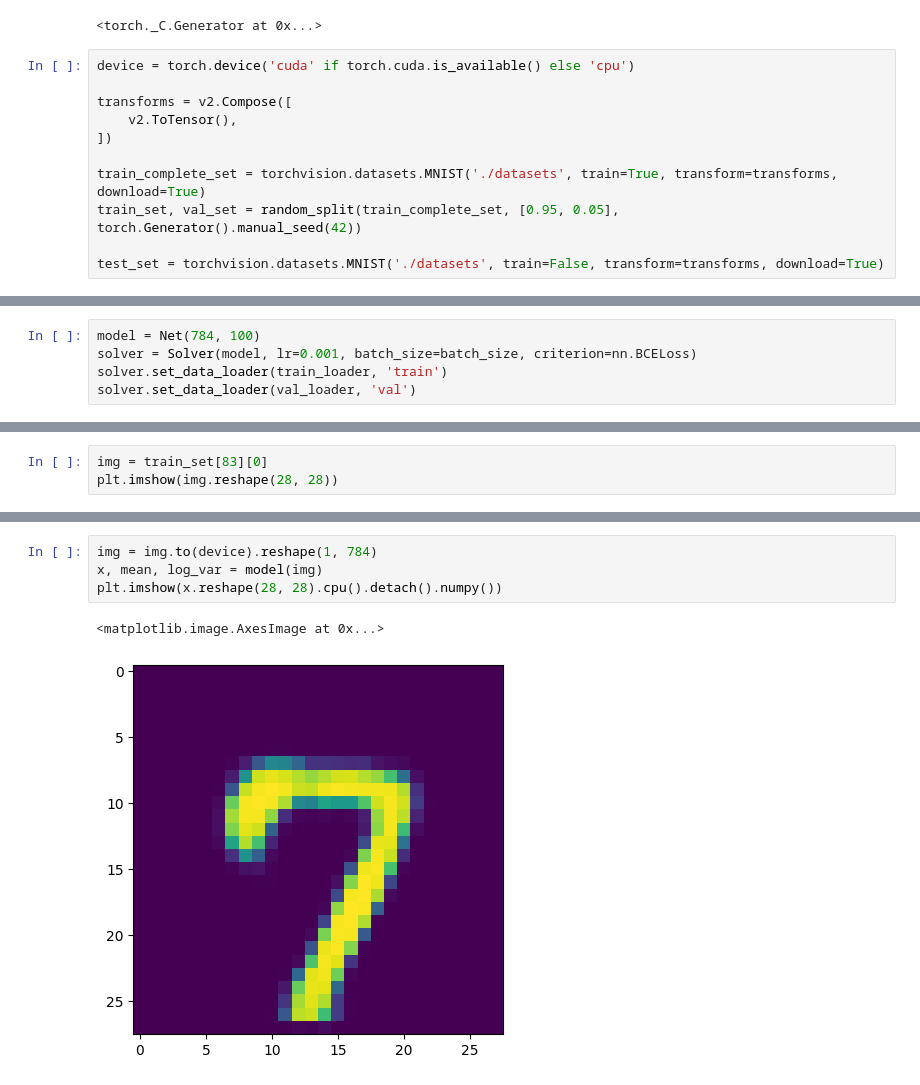
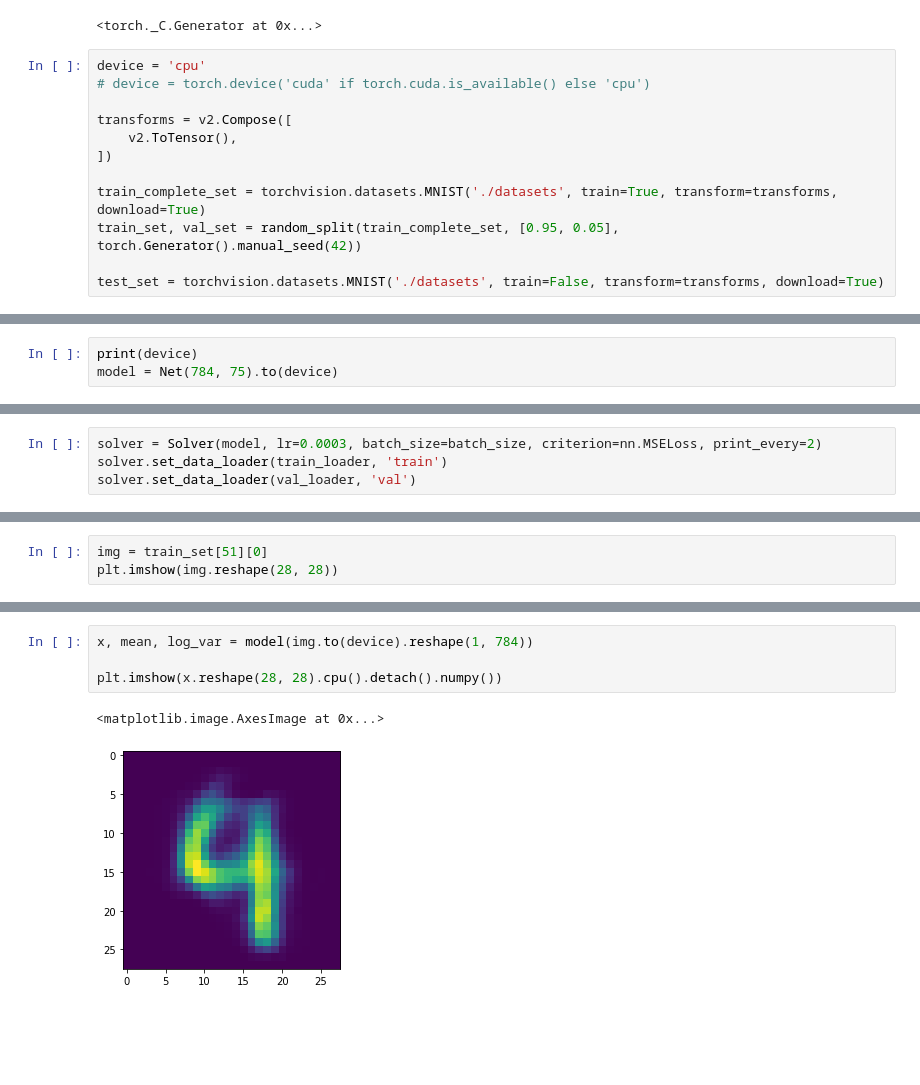
Before and after one commit to asdf93074/Autoencoders, a Jupyter notebook: Vae-MNIST.ipynb, the cells around one changed output, grey strips where cells are left out. Drawn from its saved outputs; the diff is of its cells as text; blank space fills up the shorter version.

```diff
--- a/Vae-MNIST.ipynb
+++ b/Vae-MNIST.ipynb
@@ -12,7 +12,8 @@ torch.manual_seed(42)
 # %% [output]
 <torch._C.Generator at 0x...>
 # %%
-device = torch.device('cuda' if torch.cuda.is_available() else 'cpu')
+device = 'cpu'
+# device = torch.device('cuda' if torch.cuda.is_available() else 'cpu')
 
 transforms = v2.Compose([
     v2.ToTensor(),
@@ -179,2 +186,5 @@ class Net(nn.Module):
     def decode(self, embd):
         return self.decoder(embd)
+# %%
+print(device)
+model = Net(784, 75).to(device)
@@ -181,5 +193,4 @@ class Net(nn.Module):
 # %%
-model = Net(784, 100)
-solver = Solver(model, lr=0.001, batch_size=batch_size, criterion=nn.BCELoss)
+solver = Solver(model, lr=0.0003, batch_size=batch_size, criterion=nn.MSELoss, print_every=2)
 solver.set_data_loader(train_loader, 'train')
 solver.set_data_loader(val_loader, 'val')
@@ -206,5 +218,5 @@ epoch: 4 iter: 200 train_loss: 0.09583179452226835 val_loss: 0.09619769019385178
 # %%
-img = train_set[83][0]
+img = train_set[51][0]
 plt.imshow(img.reshape(28, 28))
 # %% [output]
 <matplotlib.image.AxesImage at 0x...>
@@ -212,8 +243,8 @@ plt.imshow(img.reshape(28, 28))
 # %%
-img = img.to(device).reshape(1, 784)
-x, mean, log_var = model(img)
+x, mean, log_var = model(img.to(device).reshape(1, 784))
+
 plt.imshow(x.reshape(28, 28).cpu().detach().numpy())
 # %% [output]
 <matplotlib.image.AxesImage at 0x...>
-[figure, old version]
+[figure, new version]
 # %%
```
Also changed, not shown: parts of 9 cells of this notebook, 1 other file.
